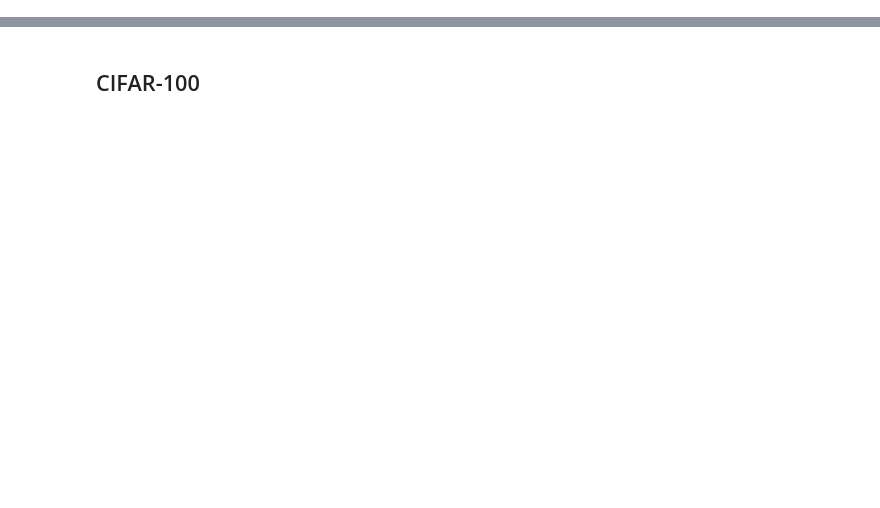
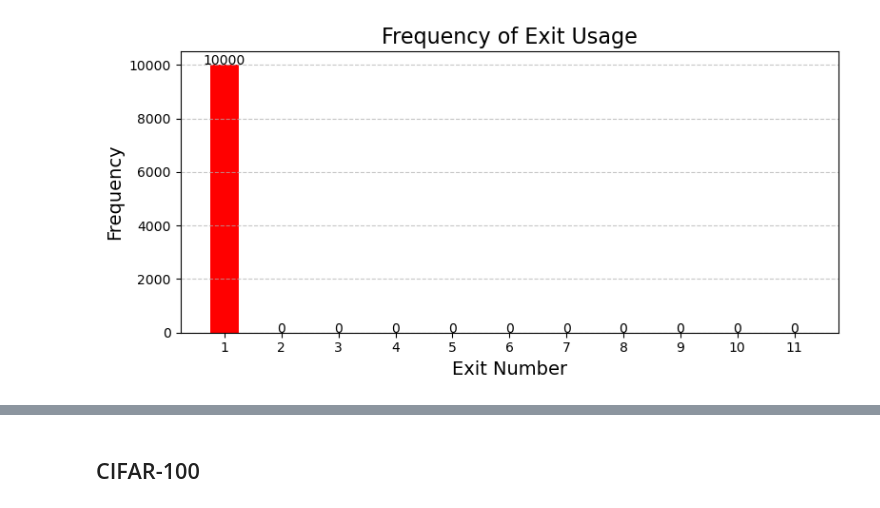
Before and after one commit to GooDongWoo/MEV, a Jupyter notebook: my_plot.ipynb, the cells around one changed output, grey strips where cells are left out. Drawn from its saved outputs; the diff is of its cells as text; code cells hidden in the pictures; blank space fills up the shorter version.

```diff
--- a/my_plot.ipynb
+++ b/my_plot.ipynb
@@ -0,0 +77,35 @@
+# %%
+exits_data  = cache_exp['choosen_exit_distribution']
+
+exit_ids = range(1,num_exits + 1)
+
+# 각 출구가 선택된 횟수 계산
+exit_counts = [0] * (len(exit_ids))
+for exits in exits_data:
+    exit_counts[len(exits) - 1] += 1
+# for exits in exits_data:
+#     for exit_id in exits:
+#         exit_counts[exit_id] += 1
+
+# 막대 그래프 시각화
+plt.figure(figsize=(8, 4))
+plt.bar(exit_ids, exit_counts, color='red',  width= 0.5)
+
+# 그래프 제목 및 축 레이블 설정
+plt.title("Frequency of Exit Usage", fontsize=16)
+plt.xlabel("Exit Number", fontsize=14)
+plt.ylabel("Frequency", fontsize=14)
+
+# X축 눈금 설정
+plt.xticks(exit_ids)
+
+# 값 레이블 추가
+for i, count in zip(exit_ids, exit_counts):
+    plt.text(i, count + 2, str(count), ha='center', fontsize=10)
+
+# 그래프 표시
+plt.tight_layout()
+plt.grid(axis='y', linestyle='--', alpha=0.7)
+plt.show()
+# %% [output]
+[figure, added]
```
Also changed, not shown: parts of 12 cells of this notebook, 9 other files.
